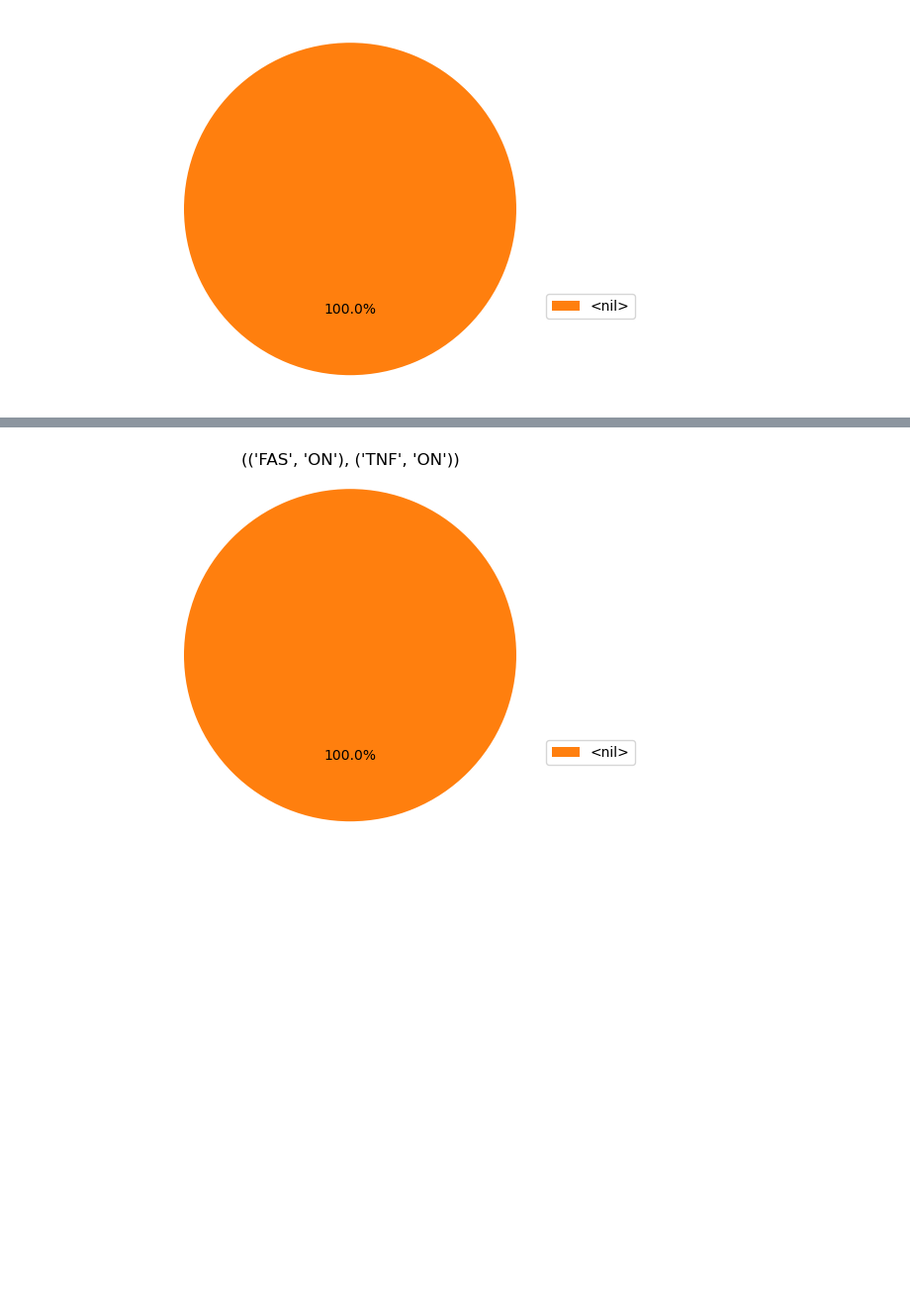
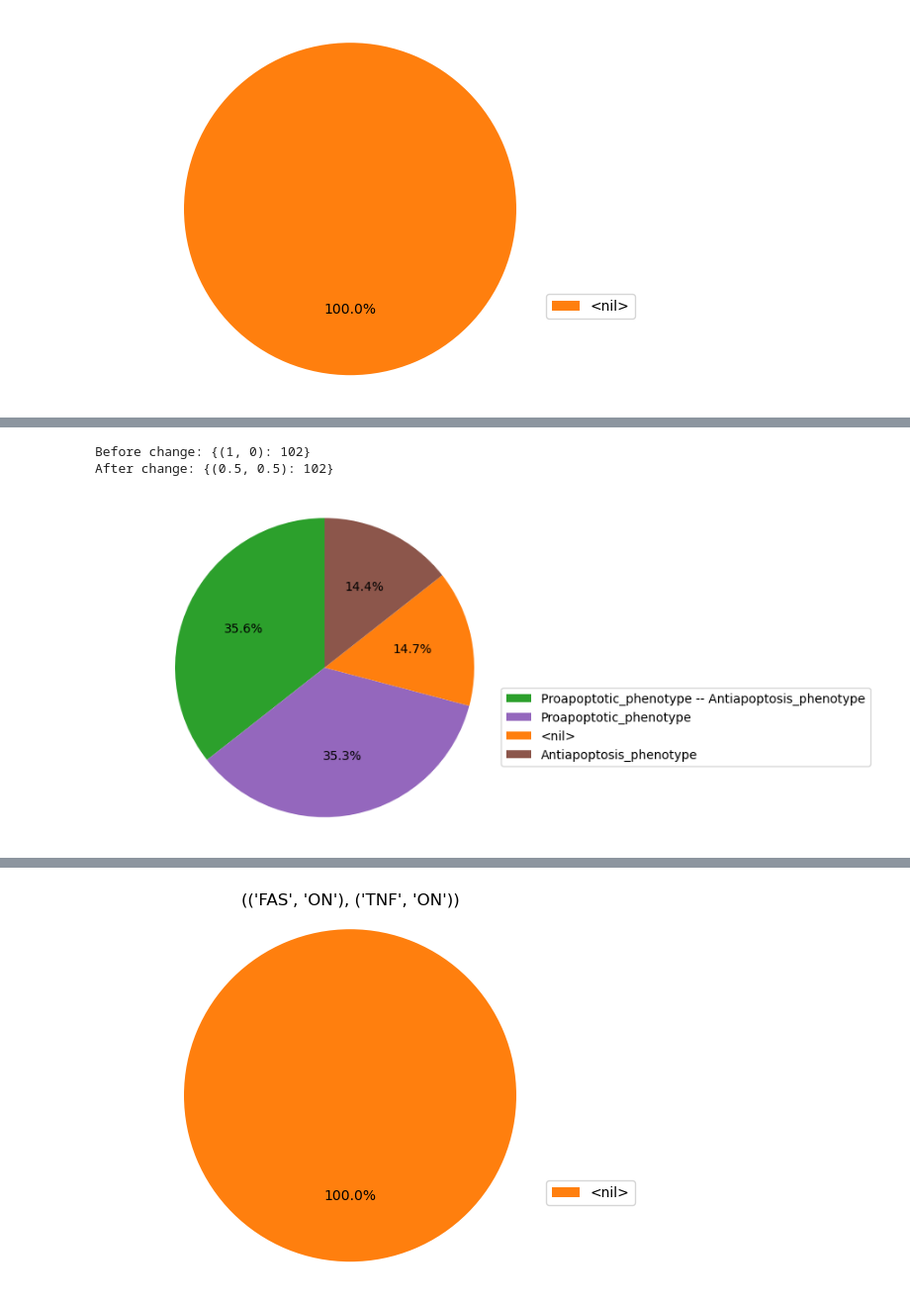
Before and after one commit to JianBro2020/Wellcome-Computational-Systems-Biology-2025, a Jupyter notebook: models/Apoptosis_Panther/2025-12-09-Panther.ipynb, the cells around one changed output, grey strips where cells are left out. Shown at 99% size. Cells and saved outputs as stored; diff of their text form; code cells hidden in the pictures; blank space fills up the shorter version.

```diff
--- a/models/Apoptosis_Panther/2025-12-09-Panther.ipynb
+++ b/models/Apoptosis_Panther/2025-12-09-Panther.ipynb
@@ -80,3 +161,17 @@ all_nodes_50_ON_model.run().plot_piechart()
+# %%
+# Textualise the changes.
+print(f"Before change: {count_before}\nAfter change: {count_after}")
+# %% [output]
+Before change: {(1, 0): 102}
+After change: {(0.5, 0.5): 102}
+# %%
+# Run the simulation and Return the pie chart.
+res_all_nodes_50_OFF = all_nodes_50_ON_model.run()
+res_all_nodes_50_OFF.plot_piechart()
+
+# The pie chart shows that the model does not rule out that both phenotypes can be activated.
+# %% [output]
+[figure, added]
 # %%
 # Simulate - ALL nodes get 50% possibilty of ON (or OFF).
 # This plot is node-level, showing how fast (x=time) each node becomes ON.
```
Also changed, not shown: parts of 12 cells of this notebook.
